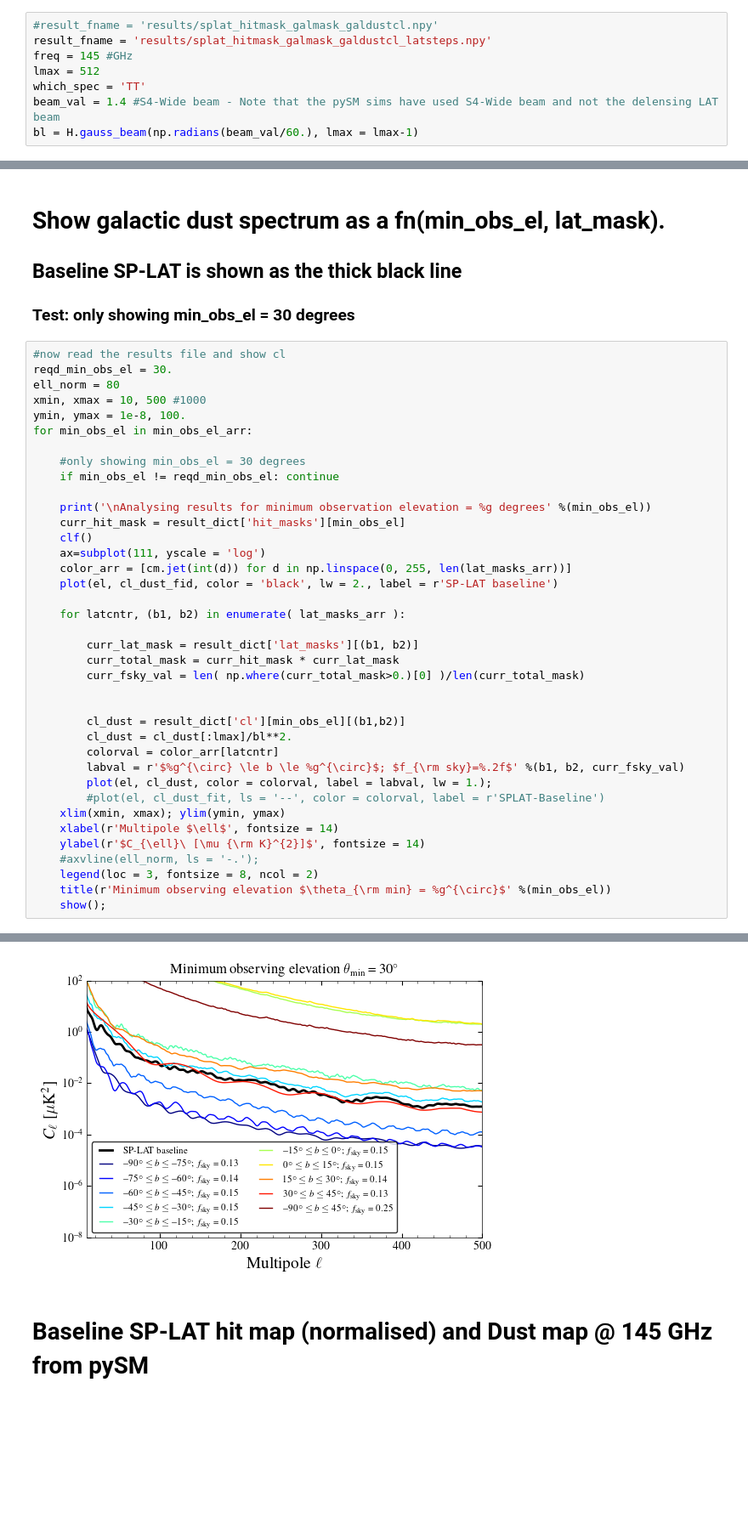
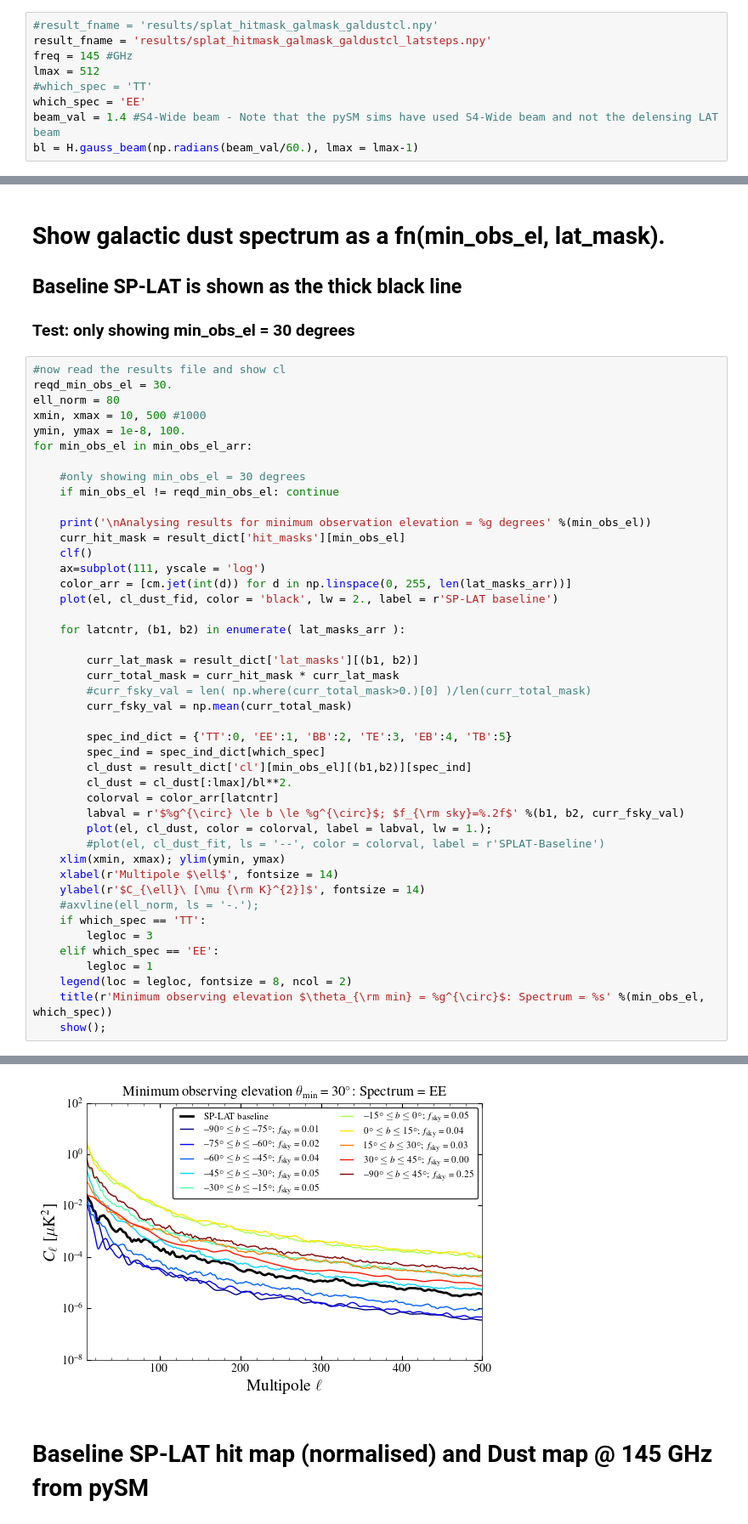
Before and after one commit to sriniraghunathan/cmbs4_minobsel_galcuts, a Jupyter notebook: analyse_results.ipynb, the cells around one changed output, grey strips where cells are left out. Shown: that part at 85% size. Saved outputs shown, nothing was run; the diff lists cells and outputs as text; blank space fills up the shorter version.

Commit message:
fixing np.mean issue and including polarisation

```diff
--- a/analyse_results.ipynb
+++ b/analyse_results.ipynb
@@ -28,7 +28,8 @@ warnings.filterwarnings('ignore', category=matplotlib.cbook.mplDeprecation)
 result_fname = 'results/splat_hitmask_galmask_galdustcl_latsteps.npy'
 freq = 145 #GHz
 lmax = 512
-which_spec = 'TT'
+#which_spec = 'TT'
+which_spec = 'EE'
 beam_val = 1.4 #S4-Wide beam - Note that the pySM sims have used S4-Wide beam and not the delensing LAT beam
 bl = H.gauss_beam(np.radians(beam_val/60.), lmax = lmax-1)
 # %%
@@ -64,39 +65,45 @@ xmin, xmax = 10, 500 #1000
 ymin, ymax = 1e-8, 100.
 for min_obs_el in min_obs_el_arr:
 
     #only showing min_obs_el = 30 degrees
     if min_obs_el != reqd_min_obs_el: continue
 
     print('\nAnalysing results for minimum observation elevation = %g degrees' %(min_obs_el))
     curr_hit_mask = result_dict['hit_masks'][min_obs_el]
     clf()
     ax=subplot(111, yscale = 'log')
     color_arr = [cm.jet(int(d)) for d in np.linspace(0, 255, len(lat_masks_arr))]
     plot(el, cl_dust_fid, color = 'black', lw = 2., label = r'SP-LAT baseline')
 
     for latcntr, (b1, b2) in enumerate( lat_masks_arr ):
 
         curr_lat_mask = result_dict['lat_masks'][(b1, b2)]
         curr_total_mask = curr_hit_mask * curr_lat_mask
-        curr_fsky_val = len( np.where(curr_total_mask>0.)[0] )/len(curr_total_mask)
+        #curr_fsky_val = len( np.where(curr_total_mask>0.)[0] )/len(curr_total_mask)
+        curr_fsky_val = np.mean(curr_total_mask)
 
-
-        cl_dust = result_dict['cl'][min_obs_el][(b1,b2)]
+        spec_ind_dict = {'TT':0, 'EE':1, 'BB':2, 'TE':3, 'EB':4, 'TB':5}
+        spec_ind = spec_ind_dict[which_spec]
+        cl_dust = result_dict['cl'][min_obs_el][(b1,b2)][spec_ind]
         cl_dust = cl_dust[:lmax]/bl**2.
         colorval = color_arr[latcntr]
         labval = r'$%g^{\circ} \le b \le %g^{\circ}$; $f_{\rm sky}=%.2f$' %(b1, b2, curr_fsky_val)
         plot(el, cl_dust, color = colorval, label = labval, lw = 1.);
         #plot(el, cl_dust_fit, ls = '--', color = colorval, label = r'SPLAT-Baseline')
     xlim(xmin, xmax); ylim(ymin, ymax)
     xlabel(r'Multipole $\ell$', fontsize = 14)
     ylabel(r'$C_{\ell}\ [\mu {\rm K}^{2}]$', fontsize = 14)
     #axvline(ell_norm, ls = '-.');
-    legend(loc = 3, fontsize = 8, ncol = 2)
-    title(r'Minimum observing elevation $\theta_{\rm min} = %g^{\circ}$' %(min_obs_el))
+    if which_spec == 'TT':
+        legloc = 3
+    elif which_spec == 'EE':
+        legloc = 1
+    legend(loc = legloc, fontsize = 8, ncol = 2)
+    title(r'Minimum observing elevation $\theta_{\rm min} = %g^{\circ}$: Spectrum = %s' %(min_obs_el, which_spec))
     show();
 # %% [output]
 Analysing results for minimum observation elevation = 30 degrees
-[figure, old version]
+[figure, new version]
 # %% [markdown]
 # Baseline SP-LAT hit map (normalised) and Dust map @ 145 GHz from pySM
 # %%
```
Also changed, not shown: parts of 3 cells of this notebook, 2 other files.
